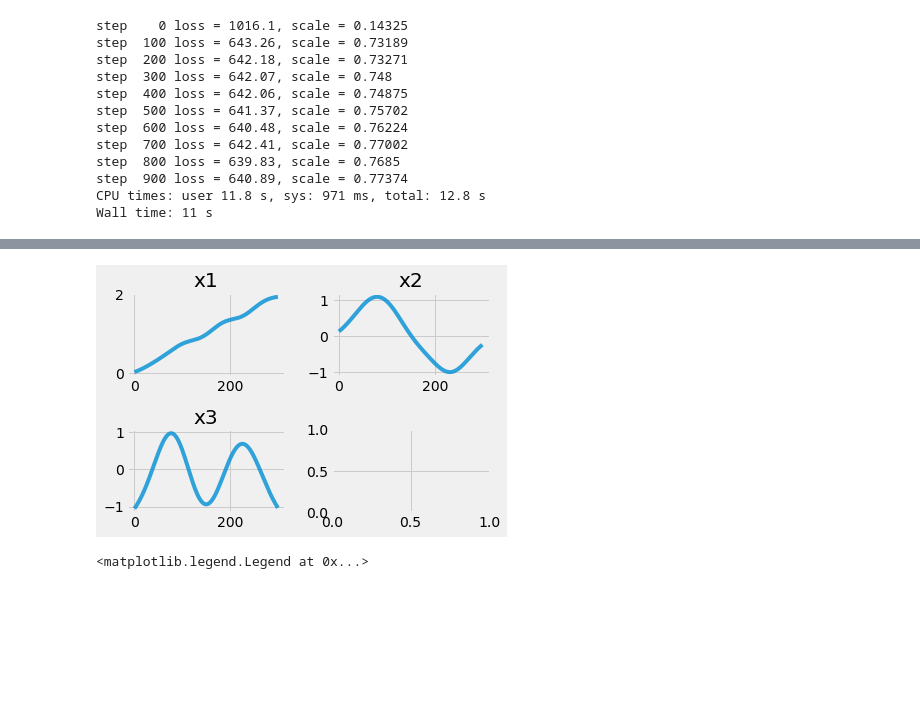
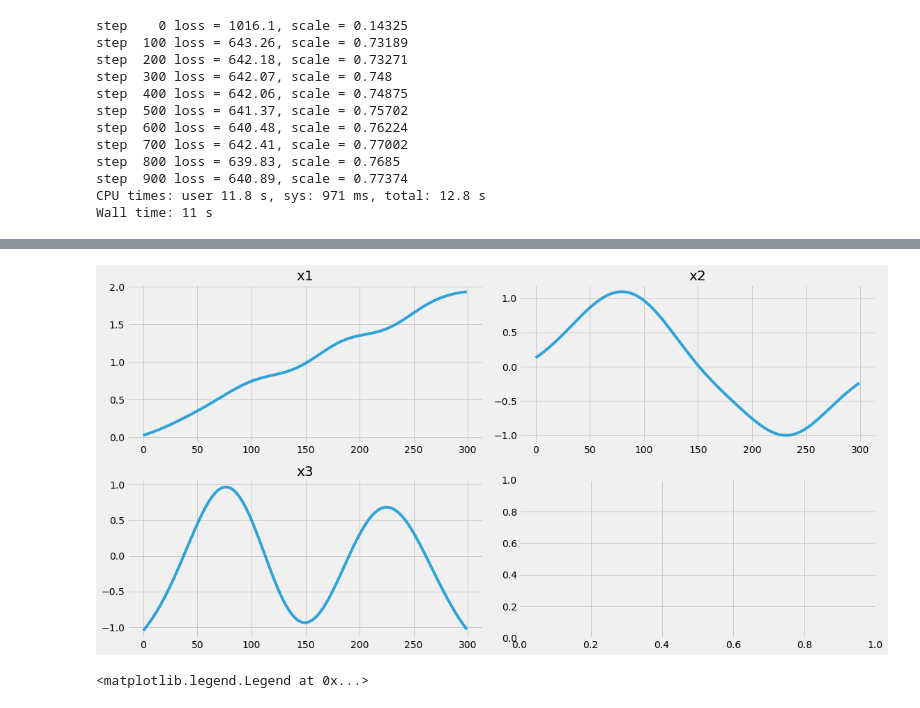
Before and after one commit to uber/orbit, a Jupyter notebook: examples/ktrx_simulation.ipynb, the cells around one changed output, grey strips where cells are left out. Saved outputs shown, nothing was run; the diff lists cells and outputs as text; code cells hidden in the pictures; blank space fills up the shorter version.

```diff
--- a/examples/ktrx_simulation.ipynb
+++ b/examples/ktrx_simulation.ipynb
@@ -211,7 +215,7 @@ Wall time: 11 s
 # %%
-_ = ktrx2.plot_regression_coefs()
+_ = ktrx2.plot_regression_coefs(figsize=(16, 8))
 # %% [output]
-[figure, old version]
+[figure, new version]
 # %%
 idx = 3
 # %%
```
Also changed, not shown: parts of 1 cell of this notebook.
